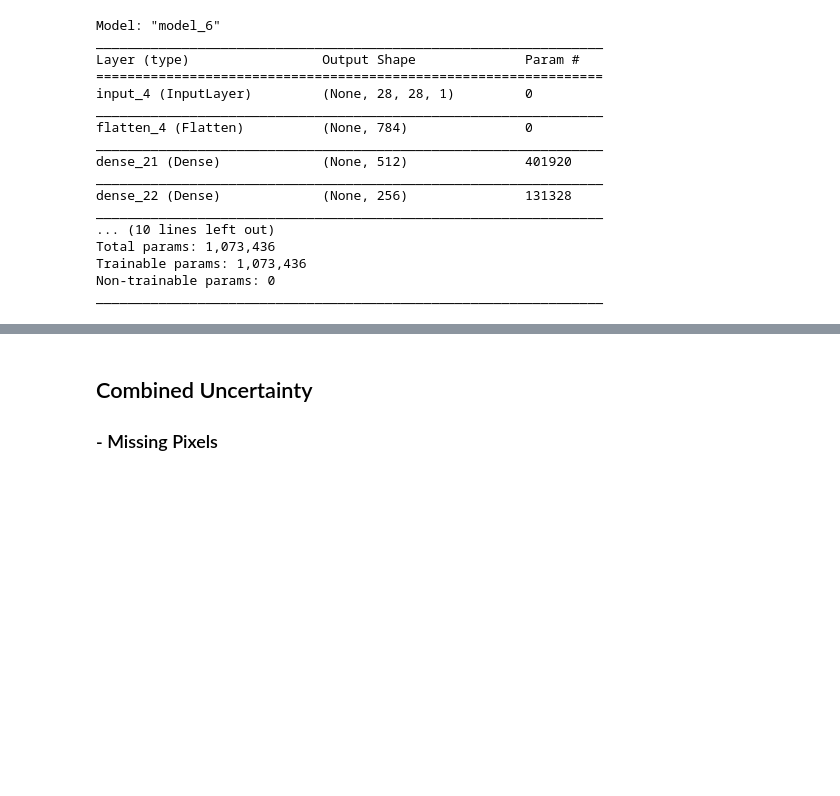
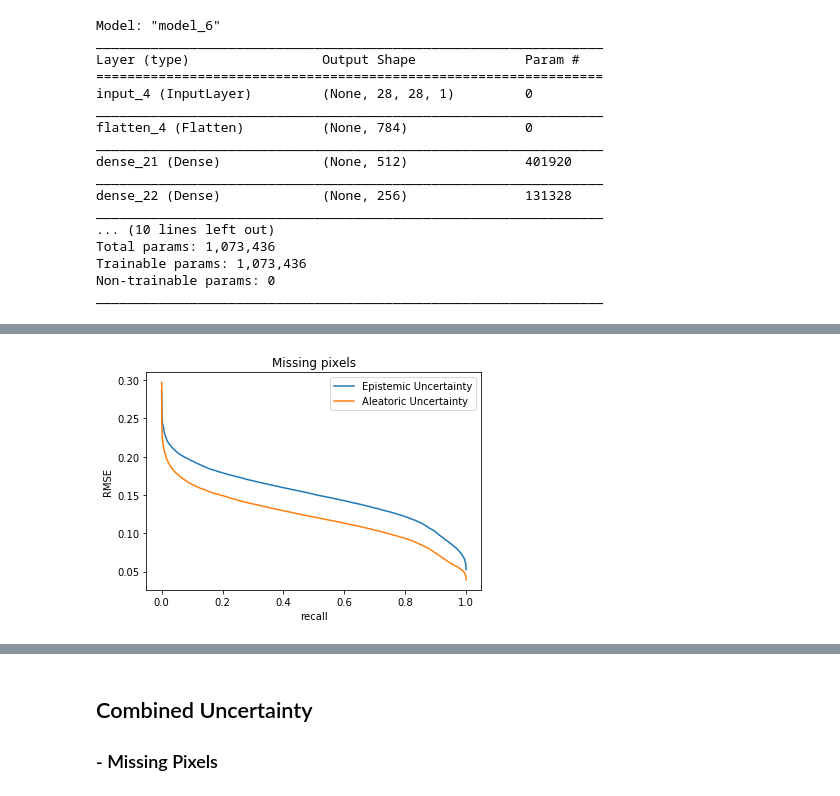
Before and after one commit to clbonet/MVA-DELIRES-Project, a Jupyter notebook: Missing Pixels - Deblurring/Results.ipynb, the cells around one changed output, grey strips where cells are left out. Saved outputs shown, nothing was run; the diff lists cells and outputs as text; code cells hidden in the pictures; blank space fills up the shorter version.

```diff
--- a/Missing Pixels - Deblurring/Results.ipynb
+++ b/Missing Pixels - Deblurring/Results.ipynb
@@ -234,0 +263,14 @@ plt.show()
+# %%
+errors1 = rmsd(X_test,"pixels",ae_mp)
+errors1.sort()
+plt.plot([(k+1)/len(errors1) for k in range(len(errors1))],errors1[::-1],label="Epistemic Uncertainty")
+errors2 = rmsd(X_test,"pixels",ae_aump)
+errors2.sort()
+plt.plot([(k+1)/len(errors2) for k in range(len(errors2))],errors2[::-1],label="Aleatoric Uncertainty")
+plt.xlabel("recall")
+plt.ylabel("RMSE")
+plt.title("Missing pixels")
+plt.legend()
+plt.show()
+# %% [output]
+[figure, added]
```
Also changed, not shown: parts of 20 cells of this notebook, 7 other files.
